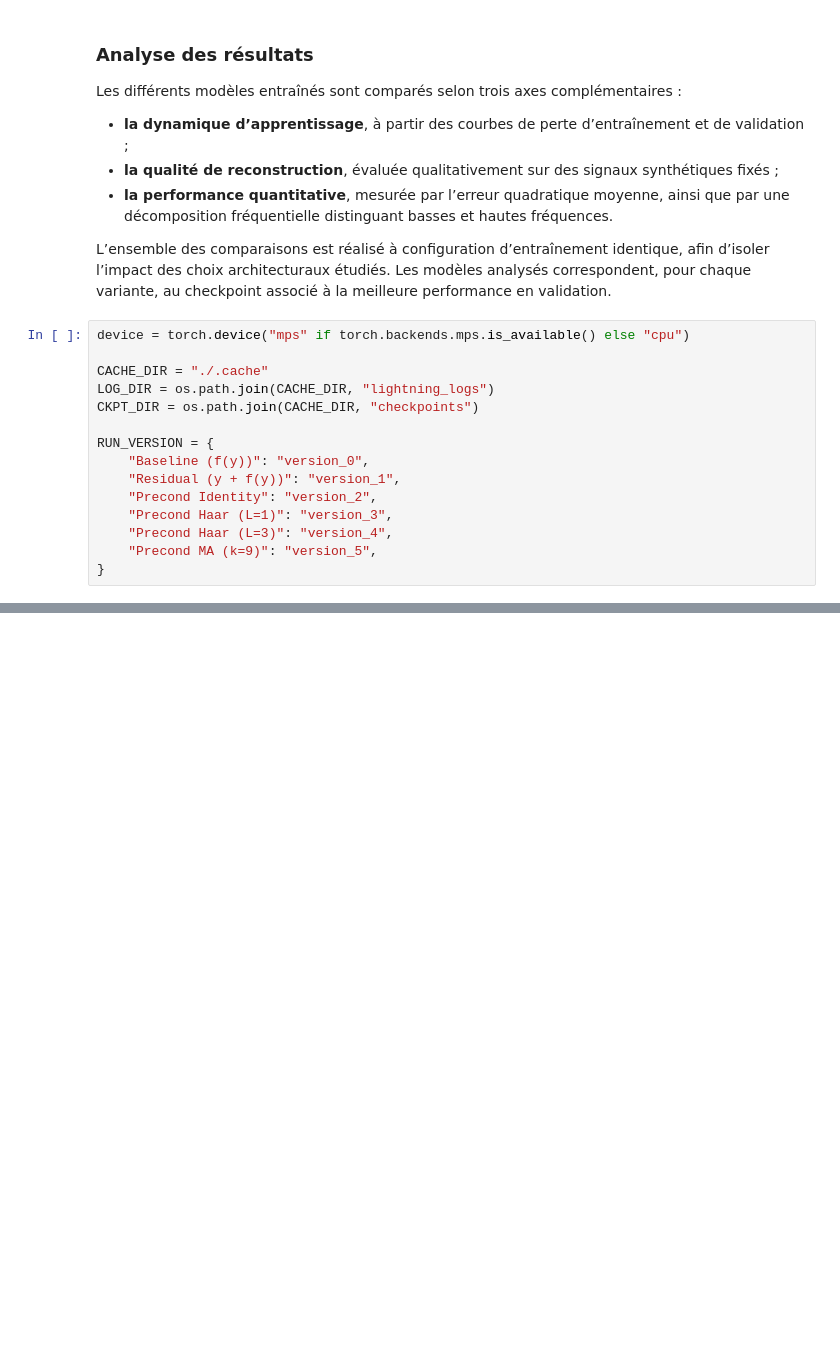
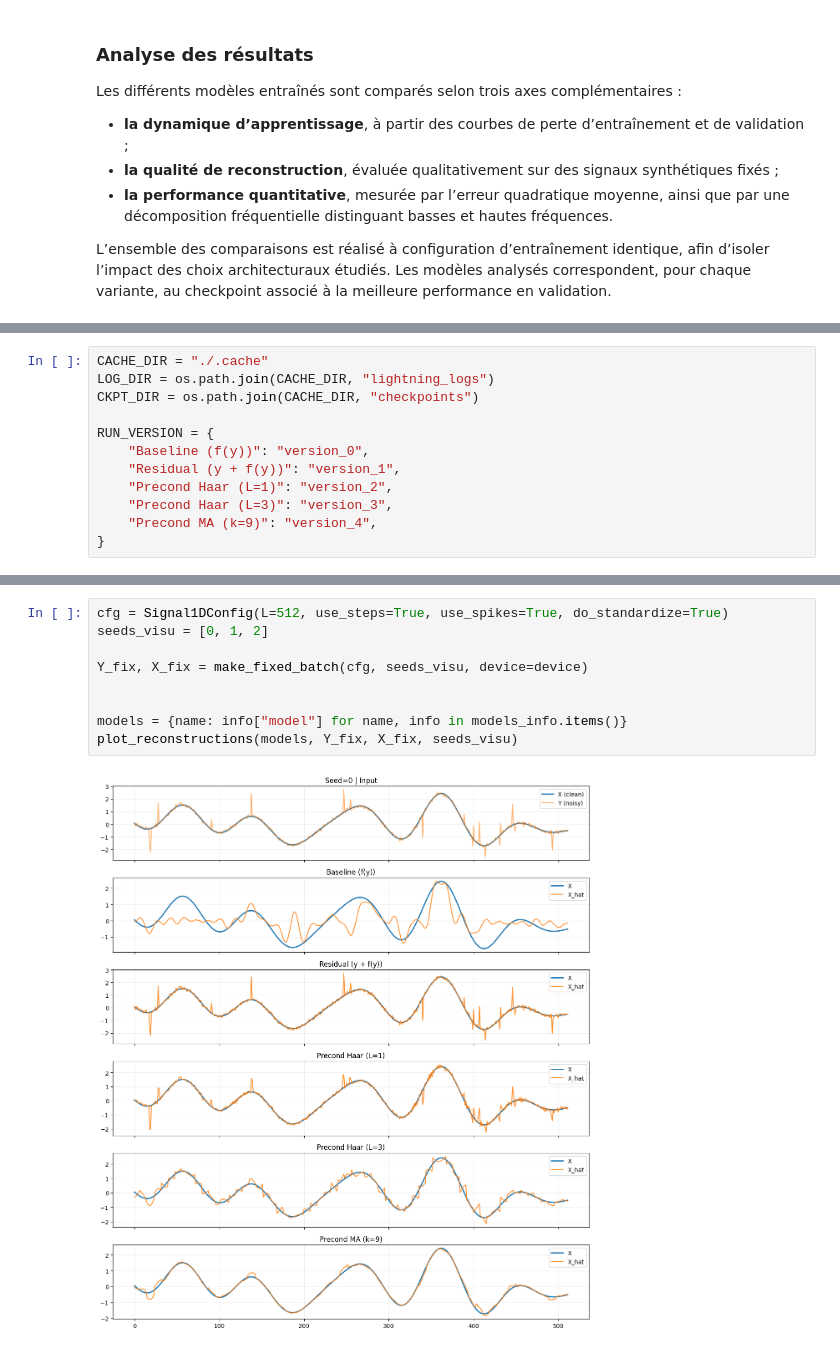
Before and after one commit to fntb/unified-unet, a Jupyter notebook: src/notebook.ipynb, the cells around one changed output, grey strips where cells are left out. Drawn from its saved outputs; the diff is of its cells as text; blank space fills up the shorter version.

Commit message:
update finale de ma version

```diff
--- a/src/notebook.ipynb
+++ b/src/notebook.ipynb
@@ -534,18 +514,3 @@ Les différents modèles entraînés sont comparés selon trois axes complément
 - **la performance quantitative**, mesurée par l’erreur quadratique moyenne, ainsi que par une décomposition fréquentielle distinguant basses et hautes fréquences.
 
 L’ensemble des comparaisons est réalisé à configuration d’entraînement identique, afin d’isoler l’impact des choix architecturaux étudiés. Les modèles analysés correspondent, pour chaque variante, au checkpoint associé à la meilleure performance en validation.
-# %%
-device = torch.device("mps" if torch.backends.mps.is_available() else "cpu")
-
-CACHE_DIR = "./.cache"
-LOG_DIR = os.path.join(CACHE_DIR, "lightning_logs")
-CKPT_DIR = os.path.join(CACHE_DIR, "checkpoints")
-
-RUN_VERSION = {
-    "Baseline (f(y))": "version_0",
-    "Residual (y + f(y))": "version_1",
-    "Precond Identity": "version_2",
-    "Precond Haar (L=1)": "version_3",
-    "Precond Haar (L=3)": "version_4",
-    "Precond MA (k=9)": "version_5",
-}
@@ -837,0 +517,12 @@ test
+# %%
+CACHE_DIR = "./.cache"
+LOG_DIR = os.path.join(CACHE_DIR, "lightning_logs")
+CKPT_DIR = os.path.join(CACHE_DIR, "checkpoints")
+
+RUN_VERSION = {
+    "Baseline (f(y))": "version_0",
+    "Residual (y + f(y))": "version_1",
+    "Precond Haar (L=1)": "version_2",
+    "Precond Haar (L=3)": "version_3",
+    "Precond MA (k=9)": "version_4",
+}
@@ -837,0 +592,11 @@ test
+# %%
+cfg = Signal1DConfig(L=512, use_steps=True, use_spikes=True, do_standardize=True)
+seeds_visu = [0, 1, 2]
+
+Y_fix, X_fix = make_fixed_batch(cfg, seeds_visu, device=device)
+
+
+models = {name: info["model"] for name, info in models_info.items()}
+plot_reconstructions(models, Y_fix, X_fix, seeds_visu)
+# %% [output]
+[figure, added]
```
Also changed, not shown: parts of 55 cells of this notebook, 17 other files.
